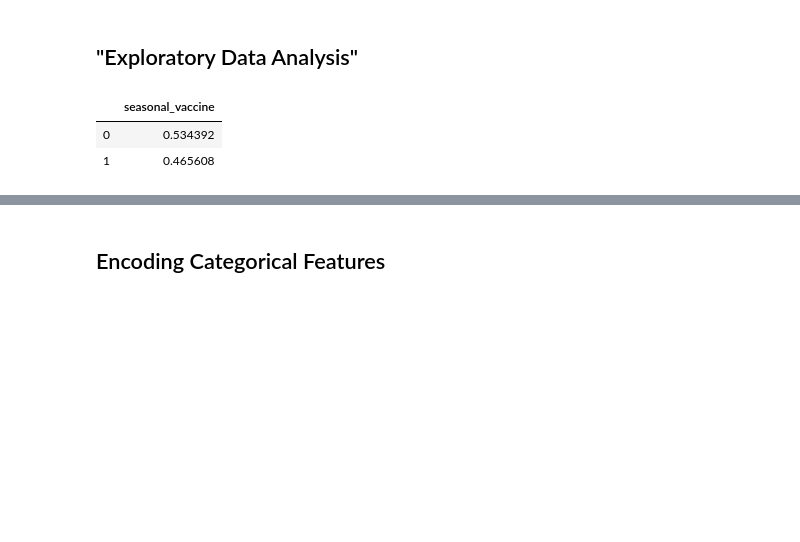
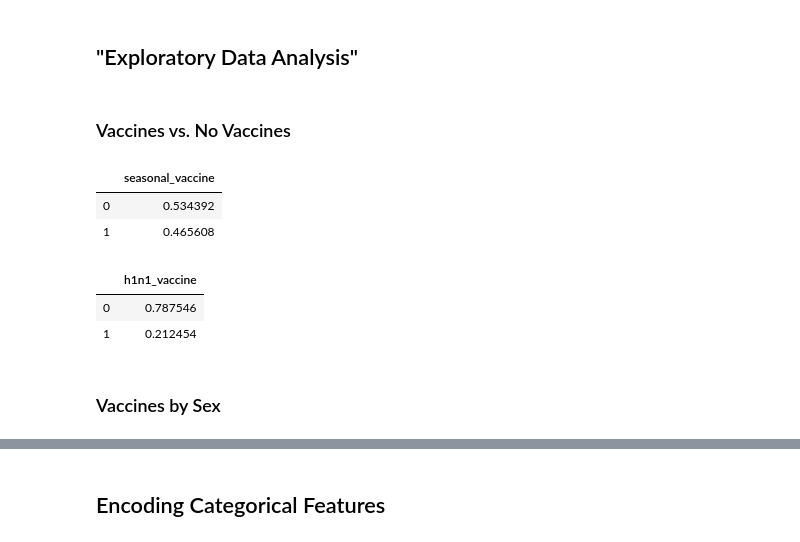
Before and after one commit to mgloel/FluShotPrediction, a Jupyter notebook: FluShotPrediction.ipynb, the cells around one changed output, grey strips where cells are left out. Saved outputs shown, nothing was run; the diff lists cells and outputs as text; code cells hidden in the pictures; blank space fills up the shorter version.

```diff
--- a/FluShotPrediction.ipynb
+++ b/FluShotPrediction.ipynb
@@ -69,8 +71,18 @@ train_labeled.drop(train_labeled.columns[-3], axis=1, inplace=True)
 # %% [markdown]
 ## "Exploratory Data Analysis"
+# %% [markdown]
+### Vaccines vs. No Vaccines
 # %%
 pd.DataFrame(train_labeled.seasonal_vaccine.value_counts()/len(train_labeled))
 # %% [output]
 |  | seasonal_vaccine |
 | 0 | 0.534392 |
 | 1 | 0.465608 |
+# %%
+pd.DataFrame(train_labeled.h1n1_vaccine.value_counts()/len(train_labeled))
+# %% [output]
+|  | h1n1_vaccine |
+| 0 | 0.787546 |
+| 1 | 0.212454 |
+# %% [markdown]
+### Vaccines by Sex
```
Also changed, not shown: parts of 37 cells of this notebook.
